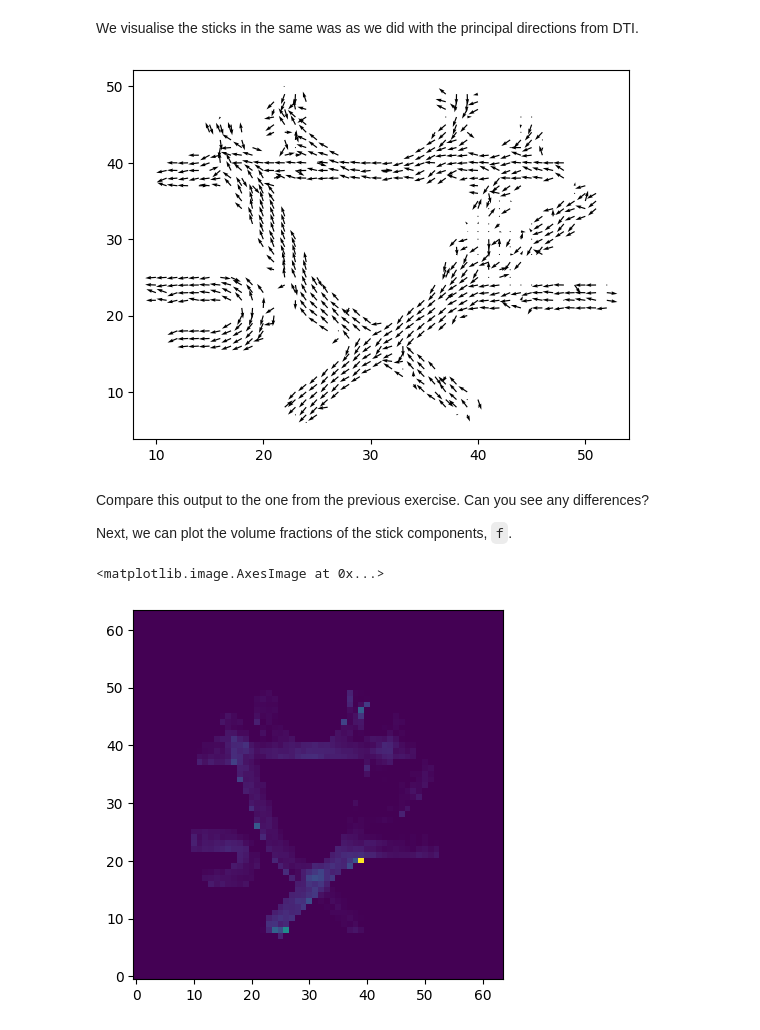
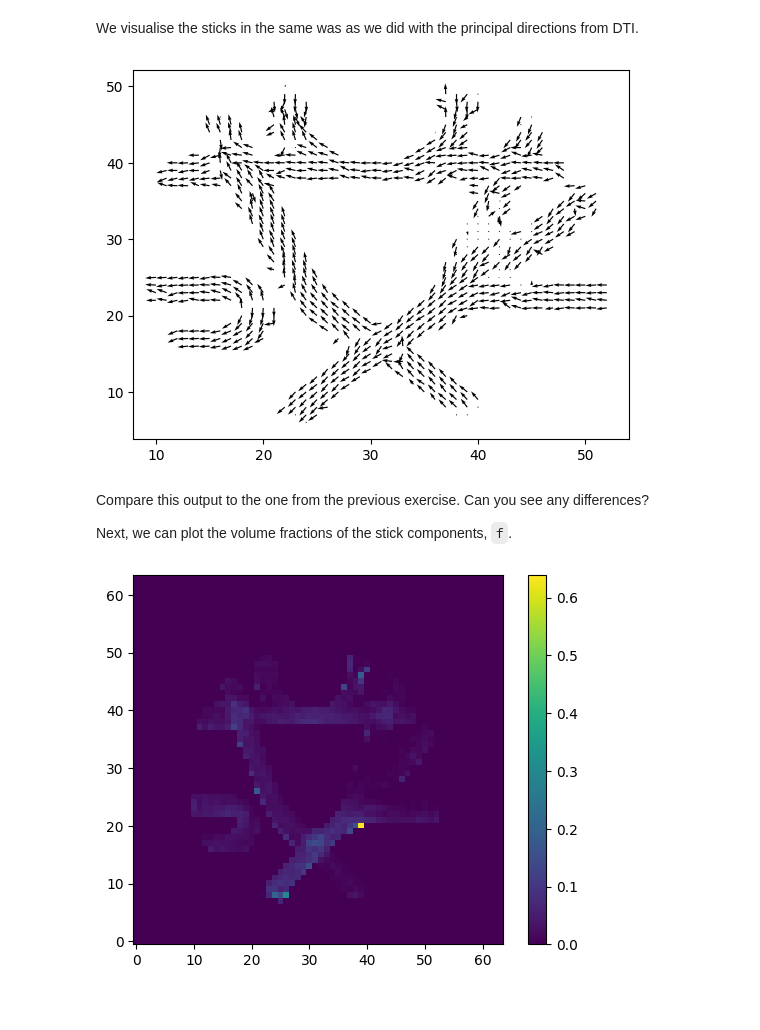
Before and after one commit to ethompson93/dmri_analysis_techniques, a Jupyter notebook: ball_and_stick.ipynb, the cells around one changed output. Drawn from its saved outputs; the diff is of its cells as text; code cells hidden in the pictures.

```diff
--- a/ball_and_stick.ipynb
+++ b/ball_and_stick.ipynb
@@ -129,16 +129,16 @@ Task: create a function that calculates the sum-of-squared error between the mea
 
 We will use this as our objective function in the next step.
 # %%
-def sum_squared_error(x, S0, d, b, g, S):
+def residuals(x, S0, d, b, g, S):
   # x = [theta, phi, f]
   # the model parameters need to combined into variable x for the scipy least_squares function
   pass
 # %%
 #@title ANSWER
-def sum_squared_error(x, S0, d, b, g, S):
+def residuals(x, S0, d, b, g, S):
   # x = (theta, phi, f)
-  SSE = np.sum((ball_and_stick(x[0], x[1], x[2], d, S0, b, g) - S)**2)
-  return SSE
+  r = ball_and_stick(x[0], x[1], x[2], d, S0, b, g) - S
+  return r
 # %% [markdown]
 Now we can use non-linear least squares to fit the model. We have provided the code for this below.
 
@@ -152,8 +152,11 @@ theta_estimates = np.zeros(Nvox)
 phi_estimates = np.zeros(Nvox)
 f_estimates = np.zeros(Nvox)
 
+# we will also store the sum-of-squared residuals in each voxel, to evaluate the model fit
+SSE = np.zeros(Nvox)
+
 for i in range(Nvox):
-  res = least_squares(sum_squared_error,
+  res = least_squares(residuals,
               x0 = [np.pi/2, np.pi, 0.5], # initial guesses for theta, phi, f
               args=(S0[i,:], d, b[non_b0idx], g[non_b0idx,:], S[i,:]), # additional arguments to pass to the sum_squared_error function
               bounds =([0,0,0], [np.pi, 2*np.pi, 1]), # lower and upper bounds for theta, phi, f
@@ -164,3 +167,5 @@ for i in range(Nvox):
   theta_estimates[i] = theta
   phi_estimates[i] = phi
   f_estimates[i] = f
+
+  SSE[i] = np.sum(res.fun**2)
@@ -211,7 +211,7 @@ plt.quiver(x,y,u,v, scale_units='x', scale=1)
 
 plt.show()
 # %% [output]
-[figure, old version]
+[figure, new version]
 # %% [markdown]
 Compare this output to the one from the previous exercise. Can you see any differences?
 
@@ -219,9 +219,10 @@ Next, we can plot the volume fractions of the stick components, `f`.
 # %%
 # plot the fiber volume fractions
 f_map = np.zeros_like(mask)
 f_map[idx[0],idx[1],idx[2]] = f_estimates
 
 plt.imshow(f_map[:,:,1].T, origin="lower")
+plt.colorbar()
+plt.show()
 # %% [output]
-<matplotlib.image.AxesImage at 0x...>
-[figure, old version]
+[figure, new version]
```
Also changed, not shown: parts of 8 cells of this notebook.
